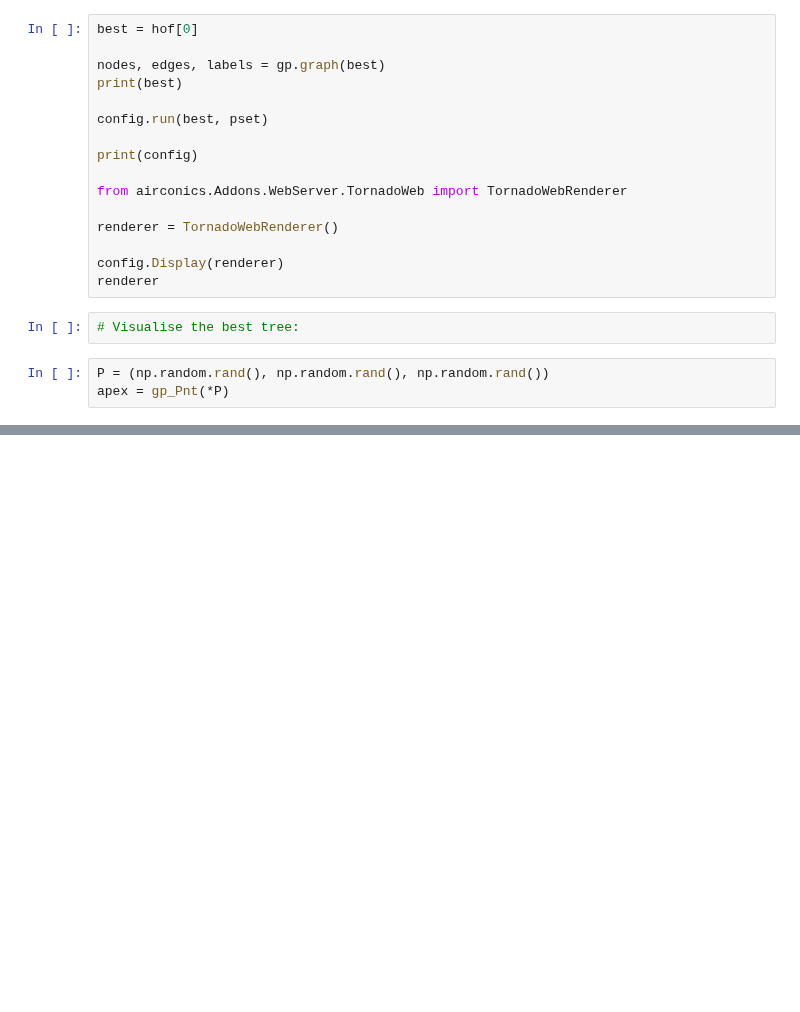
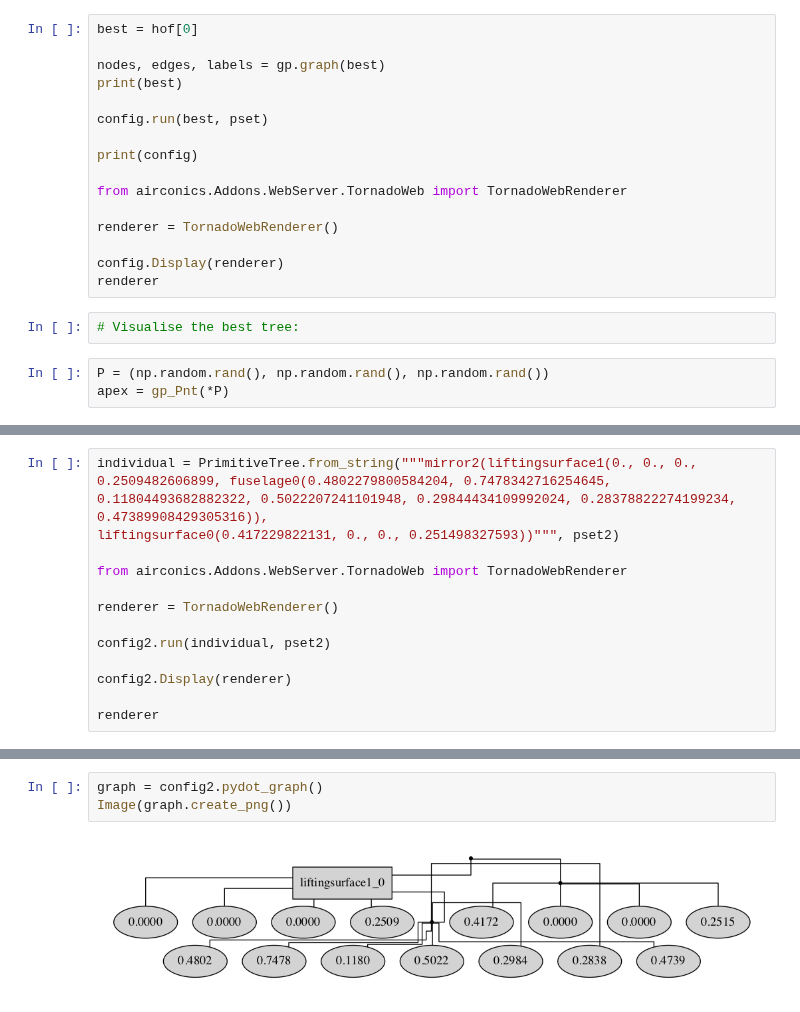
Before and after one commit to p-chambers/occ_airconics, a Jupyter notebook: examples/notebooks/gp_evolve_boxlayout.ipynb, the cells around one changed output, grey strips where cells are left out. Saved outputs shown, nothing was run; the diff lists cells and outputs as text; blank space fills up the shorter version.

Commit message:
Adding mirror components and recursive component fitting strategies to the gp evolution notebook

```diff
--- a/examples/notebooks/gp_evolve_boxlayout.ipynb
+++ b/examples/notebooks/gp_evolve_boxlayout.ipynb
@@ -729,0 +848,13 @@ ordered.values()[-1]
+# %%
+individual = PrimitiveTree.from_string("""mirror2(liftingsurface1(0., 0., 0., 0.2509482606899, fuselage0(0.4802279800584204, 0.7478342716254645, 0.11804493682882322, 0.5022207241101948, 0.29844434109992024, 0.28378822274199234, 0.47389908429305316)),
+liftingsurface0(0.417229822131, 0., 0., 0.251498327593))""", pset2)
+
+from airconics.Addons.WebServer.TornadoWeb import TornadoWebRenderer
+
+renderer = TornadoWebRenderer()
+
+config2.run(individual, pset2)
+
+config2.Display(renderer)
+
+renderer
@@ -729,0 +880,5 @@ ordered.values()[-1]
+# %%
+graph = config2.pydot_graph()
+Image(graph.create_png())
+# %% [output]
+[figure, added]
```
Also changed, not shown: parts of 14 cells of this notebook.
